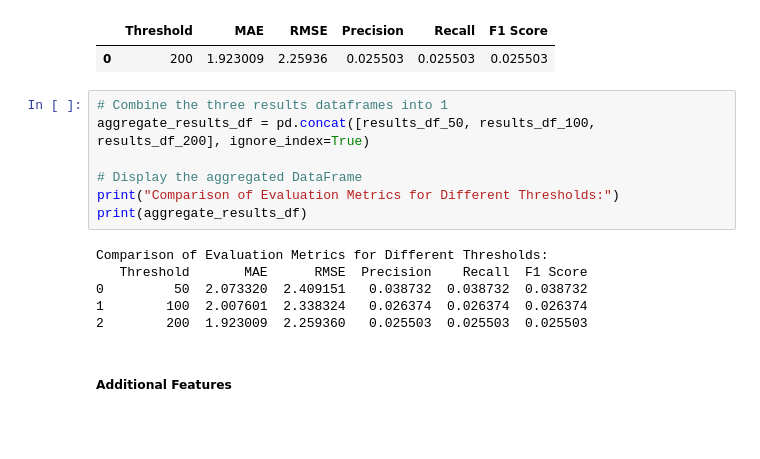
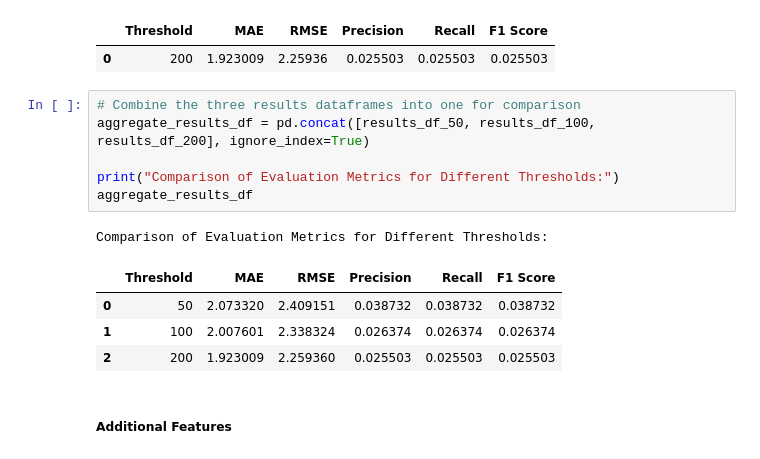
Before and after one commit to ChoutouriadiKaterina/Big_Data_2024, a Jupyter notebook: Working_Christoforos.ipynb, the cells around one changed output. Saved outputs shown, nothing was run; the diff lists cells and outputs as text; blank space fills up the shorter version.

```diff
--- a/Working_Christoforos.ipynb
+++ b/Working_Christoforos.ipynb
@@ -1136,17 +1135,16 @@ results_df_200
 |  | Threshold | MAE | RMSE | Precision | Recall | F1 Score |
 | 0 | 200 | 1.923009 | 2.25936 | 0.025503 | 0.025503 | 0.025503 |
 # %%
-# Combine the three results dataframes into 1
+# Combine the three results dataframes into one for comparison
 aggregate_results_df = pd.concat([results_df_50, results_df_100, results_df_200], ignore_index=True)
 
-# Display the aggregated DataFrame
 print("Comparison of Evaluation Metrics for Different Thresholds:")
-print(aggregate_results_df)
+aggregate_results_df
 # %% [output]
 Comparison of Evaluation Metrics for Different Thresholds:
-   Threshold       MAE      RMSE  Precision    Recall  F1 Score
-0         50  2.073320  2.409151   0.038732  0.038732  0.038732
-1        100  2.007601  2.338324   0.026374  0.026374  0.026374
-2        200  1.923009  2.259360   0.025503  0.025503  0.025503
+|  | Threshold | MAE | RMSE | Precision | Recall | F1 Score |
+| 0 | 50 | 2.073320 | 2.409151 | 0.038732 | 0.038732 | 0.038732 |
+| 1 | 100 | 2.007601 | 2.338324 | 0.026374 | 0.026374 | 0.026374 |
+| 2 | 200 | 1.923009 | 2.259360 | 0.025503 | 0.025503 | 0.025503 |
 # %% [markdown]
 ##### Additional Features
```
Also changed, not shown: parts of 14 cells of this notebook.
